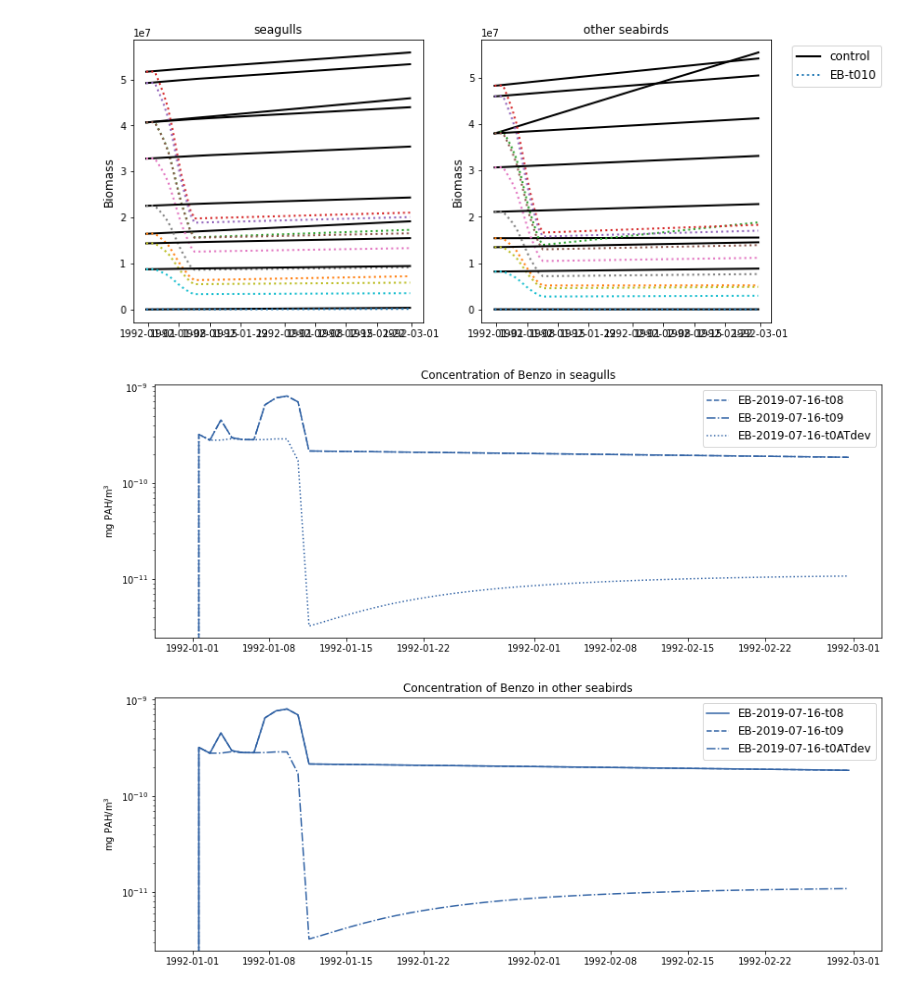
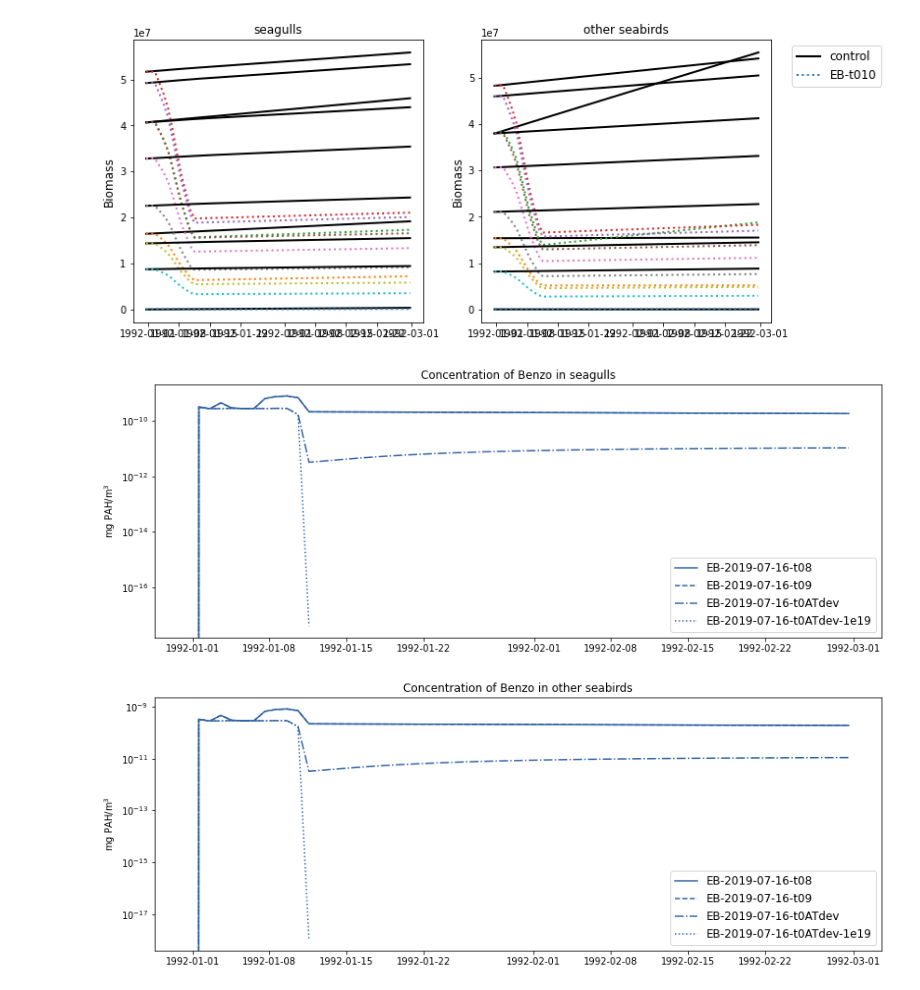
Before and after one commit to SS-Atlantis/Lovindeeretal-MPRI1paper, a Jupyter notebook: SSAM-smother-test.ipynb, the cells around one changed output. Cells and saved outputs as stored; diff of their text form; code cells hidden in the pictures.

```diff
--- a/SSAM-smother-test.ipynb
+++ b/SSAM-smother-test.ipynb
@@ -56,7 +60,7 @@ line_styles = itertools.cycle(('-', '--', '-.', ':'))#,(5, (10, 3)),
 #    (0, (3, 1, 1, 1)),(0, (1, 1)),(0, (3, 10, 1, 10, 1, 10))))
 # %%
 
-scenario_paths = sorted([p for p in scenario_root.glob('6a_2019-07-16_t0*/outputSalishSea.nc')])
+scenario_paths = sorted([p for p in scenario_root.glob('6a_2019-07-16_2*/outputSalishSea.nc')])
 scenario_names = []
 for path in scenario_paths:
     print(path.parent.stem)
@@ -111,0 +110,9 @@ ax.legend(['layer 0', 'layer 1', 'layer 2', 'layer 3', 'layer 4', 'layer 5', 'la
+# %%
+fig, ax = plt.subplots(figsize = (14,5))
+for scenario, name in zip(scenario_datasets[10:11],scenario_names[10:11]):
+    contam_tbl = scenario.variables['Benzo'][start:end,:,:]
+    contam_t = contam_tbl.sum(axis=1)
+    ax.semilogy(scenario.t[start:end], contam_t, linestyle=next(line_styles))
+ax.set_title('Concentration of Benzo in water column '+str(scenario_names[10:11]), fontsize = 12)
+ax.set_ylabel('mg PAH/m$^3$')
+ax.legend(['layer 0', 'layer 1', 'layer 2', 'layer 3', 'layer 4', 'layer 5', 'layer 6'], fontsize=12, ncol=4); #loc='upper left', bbox_to_anchor=(1.05, 1), loc='upper center',
@@ -120,3 +129,12 @@ ax.set_ylabel('mg PAH/m$^3$')
 ax.legend(English_Bay, fontsize=12, ncol=4); #loc='upper left', bbox_to_anchor=(1.05, 1), loc='upper center',
 # %% [output]
 [figure]
+# %%
+fig, ax = plt.subplots(figsize = (14,5))
+for scenario, name in zip(scenario_datasets[9:10],scenario_names[9:10]):
+    contam_tbl = scenario.variables['Benzo'][start:end,English_Bay,:]
+    contam_t = contam_tbl.sum(axis=2)
+    ax.semilogy(scenario.t[start:end], contam_t, linestyle=next(line_styles))
+ax.set_title('Concentration of Benzo in English Bay Boxes '+str(scenario_names[9:10]), fontsize = 12)
+ax.set_ylabel('mg PAH/m$^3$')
+ax.legend(English_Bay, fontsize=12, ncol=4); #loc='upper left', bbox_to_anchor=(1.05, 1), loc='upper center',
@@ -151,0 +172,19 @@ for species in groups.benthos:
+# %%
+boxes = groups.salish_sea
+for species in groups.benthos:
+    fig, ax = plt.subplots(figsize = (14,5))
+    for scenario, name in zip(scenario_datasets,scenario_names):
+        contam_tb = scenario.variables[groups.benthos[species]+'_Benzo'][:,boxes]
+        contam_t = contam_tb.sum(axis=(1))
+        if 'AP' in name:
+            hex_colour = '#863092'
+        elif 'TP' in name:
+            hex_colour = '#6DB48E'
+        elif 'EB' in name:
+            hex_colour = '#2F61A4'
+        elif 'JF' in name:
+            hex_colour = '#A27170'
+        ax.semilogy(scenario.t, contam_t, color=hex_colour, linestyle=next(line_styles))
+    ax.set_title('Concentration of Benzo in '+ species, fontsize = 12)
+    ax.set_ylabel('mg PAH/m$^3$')
+    ax.legend(scenario_names, fontsize=12, ncol=1);
@@ -258,24 +357,24 @@ plot_vert_biomass(groups.birds, scenario_datasets[1:2], scenario_paths[1:2])
 # %%
 boxes = groups.salish_sea
 for species in groups.birds:
     fig, ax = plt.subplots(figsize = (14,5))
-    for scenario, name in zip(scenario_datasets[7:10],scenario_names[7:10]):
+    for scenario, name in zip(scenario_datasets[7:11],scenario_names[7:11]):
         contam_tbl = 0
         for cohort in range (1, groups.cohorts[groups.birds[species]]+1):
             contam_tbl = contam_tbl + scenario.variables[groups.birds[species]+str(cohort)+'_Benzo'][:,boxes,0:6]
         contam_t = contam_tbl.sum(axis=(1,2))
         if 'AP' in name:
             hex_colour = '#863092'
         elif 'TP' in name:
             hex_colour = '#6DB48E'
         elif 'EB' in name:
             hex_colour = '#2F61A4'
         elif 'JF' in name:
             hex_colour = '#A27170'
         ax.semilogy(scenario.t, contam_t, color=hex_colour, linestyle=next(line_styles))
     ax.set_title('Concentration of Benzo in '+ species, fontsize = 12)
     ax.set_ylabel('mg PAH/m$^3$')
-    ax.legend(scenario_names[7:10], fontsize=12, ncol=1);
+    ax.legend(scenario_names[7:11], fontsize=12, ncol=1);
 # %% [output]
-[figure, old version]
+[figure, new version]
-[figure, old version]
+[figure, new version]
```
Also changed, not shown: parts of 36 cells of this notebook, 28 other files.
